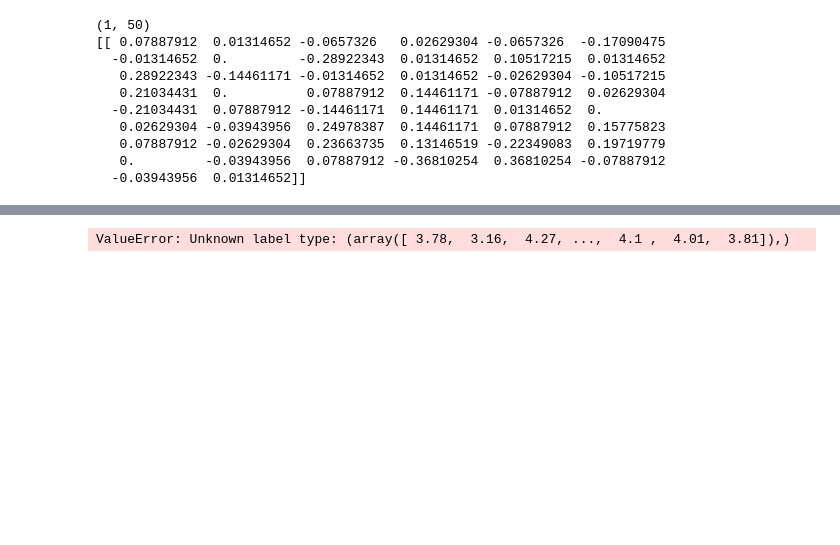
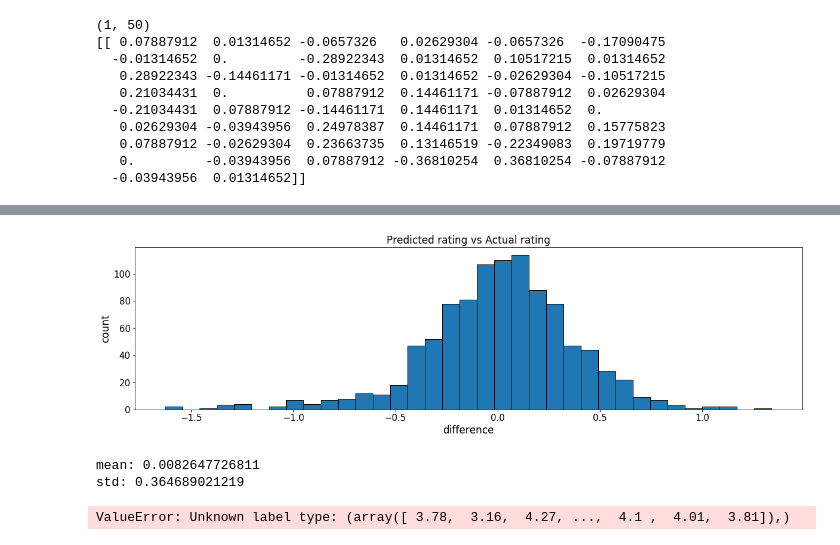
Before and after one commit to misterhappy2/beer, a Jupyter notebook: Analyze.ipynb, the cells around one changed output, grey strips where cells are left out. Drawn from its saved outputs; the diff is of its cells as text; code cells hidden in the pictures; blank space fills up the shorter version.

```diff
--- a/Analyze.ipynb
+++ b/Analyze.ipynb
@@ -178,3 +169,13 @@ df['style'].replace('Extra Special / Strong Bitter (ESB)', 'Bitter', inplace=Tru
 df['style'].replace('American Pale Wheat Ale', 'Wheat', inplace=True)
 df['style'].replace('Witbier', 'Wheat', inplace=True)
 #df['style'].replace('Witbier', 'Wheat', inplace=True)
+
+
+# remove uncommon styles (in EDA, I found 13 styles with fewer than 60 reviews)
+#uncommon = [ 'American Dark Wheat Ale','Bière de Champagne / Bière Brut', 'Black & Tan',
+#            'Eisbock', 'Faro', 'Gueuze', 'Happoshu', 'Japanese Rice Lager', 'Kristalweizen',
+#            'Kvass', 'Lambic - Unblended','Roggenbier', 'Sahti' ]
+labels = df.groupby(['style']).size()
+uncommon = labels[labels<160]
+df = df.loc[~df['style'].isin(uncommon.index)]
+print('length without uncommon styles',len(df))
@@ -606,0 +590,16 @@ return new_xs, new_ys
+# %%
+# reduce size of sets for faster algorithm testing
+X_train = X_train[:2000]
+y_train = y_train[:2000]
+X_test = X_test[5000:6000]
+y_test = y_test[5000:6000]
+# %%
+text_clf= Pipeline([('vect', CountVectorizer()),
+                   ('tfidf', TfidfTransformer()),
+                   ('regr', linear_model.LinearRegression()) ])
+
+text_clf = text_clf.fit(X_train, y_train)
+predicted = text_clf.predict(X_test)
+difference = y_test-predicted
+# %%
+difference = y_test-predicted
@@ -607,3 +626,22 @@ return new_xs, new_ys
+# %%
+# difference of model from user rating
+import matplotlib.pyplot as plt
+_= plt.figure(figsize=(20,5))
+_= plt.hist(difference, bins=35, edgecolor="k")
+_= plt.xticks(size=15)
+_= plt.yticks(size=15)
+_= plt.xlabel('difference', size=17)
+_= plt.ylabel('count', size=17)
+_= plt.title('Predicted rating vs Actual rating', size=17)
+plt.show()
+mean_diff = np.mean(difference)
+std_diff = np.std(difference)
+print('mean:',mean_diff)
+print('std:',std_diff)
+# %% [output]
+[figure, added]
+mean: 0.0082647726811
+std: 0.364689021219
 # %%
 
 
```
Also changed, not shown: parts of 36 cells of this notebook, 1 other file.
